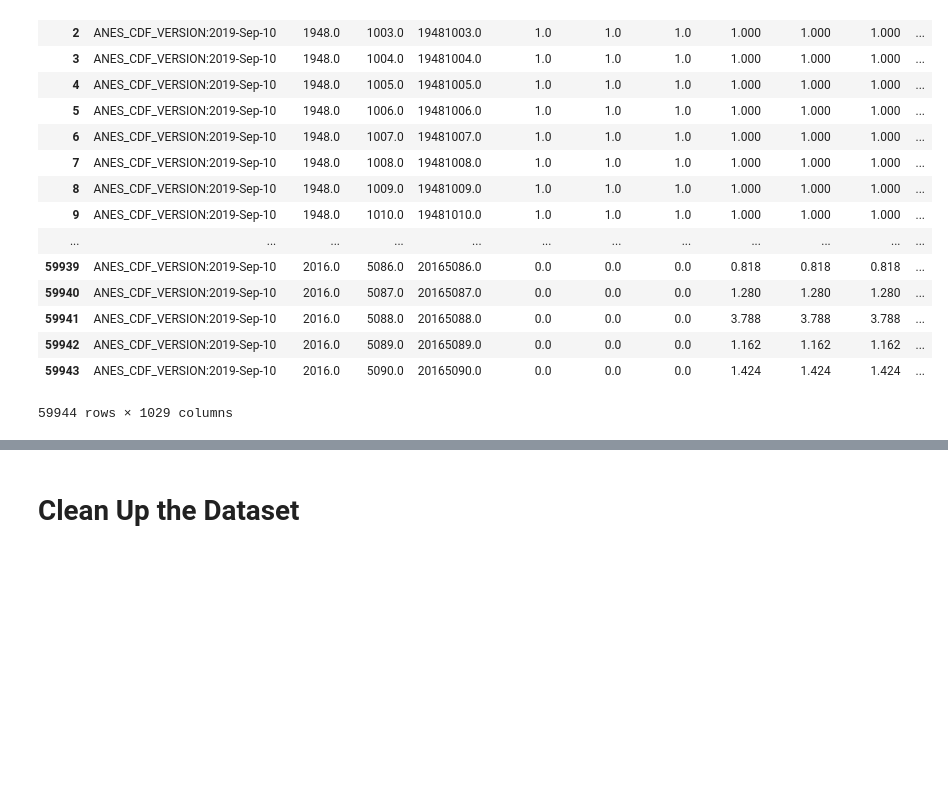
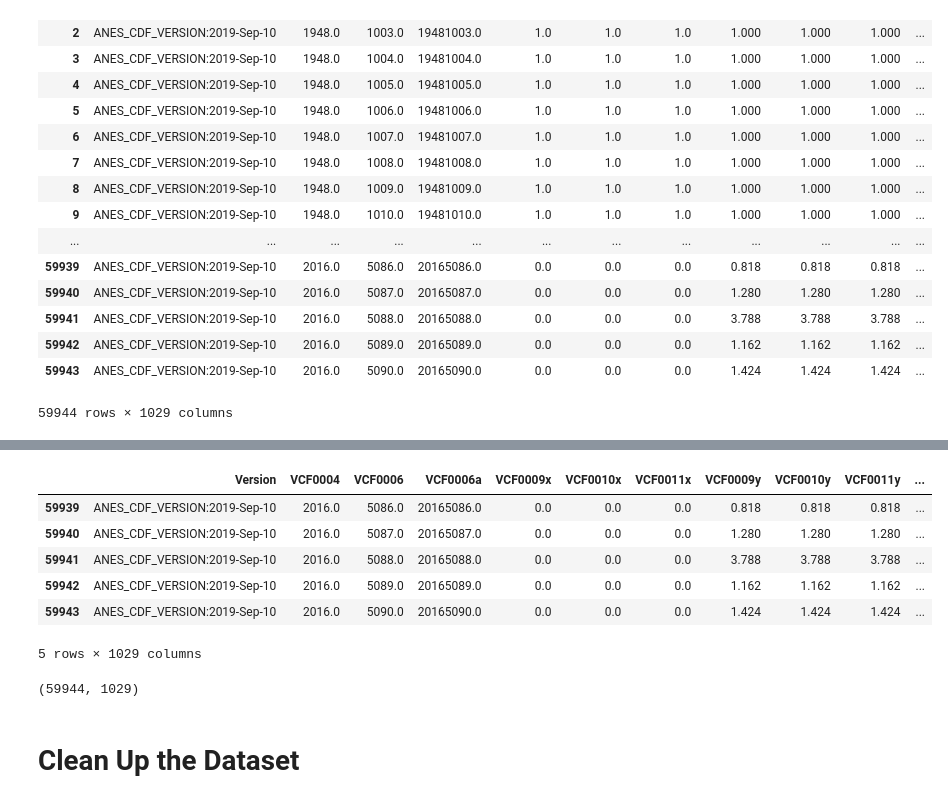
Before and after one commit to anushadatar/split-ticket, a Jupyter notebook: Cleanup-And-Validation.ipynb, the cells around one changed output, grey strips where cells are left out. Drawn from its saved outputs; the diff is of its cells as text; code cells hidden in the pictures; blank space fills up the shorter version.

```diff
--- a/Cleanup-And-Validation.ipynb
+++ b/Cleanup-And-Validation.ipynb
@@ -48,3 +51,17 @@ All of the variables are categorical but they tend to have numerical error codes
+# %%
+df.tail()
+# %% [output]
+|  | Version | VCF0004 | VCF0006 | VCF0006a | VCF0009x | VCF0010x | VCF0011x | VCF0009y | VCF0010y | VCF0011y | ... |
+| 59939 | ANES_CDF_VERSION:2019-Sep-10 | 2016.0 | 5086.0 | 20165086.0 | 0.0 | 0.0 | 0.0 | 0.818 | 0.818 | 0.818 | ... |
+| 59940 | ANES_CDF_VERSION:2019-Sep-10 | 2016.0 | 5087.0 | 20165087.0 | 0.0 | 0.0 | 0.0 | 1.280 | 1.280 | 1.280 | ... |
+| 59941 | ANES_CDF_VERSION:2019-Sep-10 | 2016.0 | 5088.0 | 20165088.0 | 0.0 | 0.0 | 0.0 | 3.788 | 3.788 | 3.788 | ... |
+| 59942 | ANES_CDF_VERSION:2019-Sep-10 | 2016.0 | 5089.0 | 20165089.0 | 0.0 | 0.0 | 0.0 | 1.162 | 1.162 | 1.162 | ... |
+| 59943 | ANES_CDF_VERSION:2019-Sep-10 | 2016.0 | 5090.0 | 20165090.0 | 0.0 | 0.0 | 0.0 | 1.424 | 1.424 | 1.424 | ... |
+5 rows × 1029 columns
+# %%
+df.shape
+# %% [output]
+(59944, 1029)
 # %% [markdown]
 # Clean Up the Dataset
 # %% [markdown]
```
Also changed, not shown: parts of 14 cells of this notebook.
